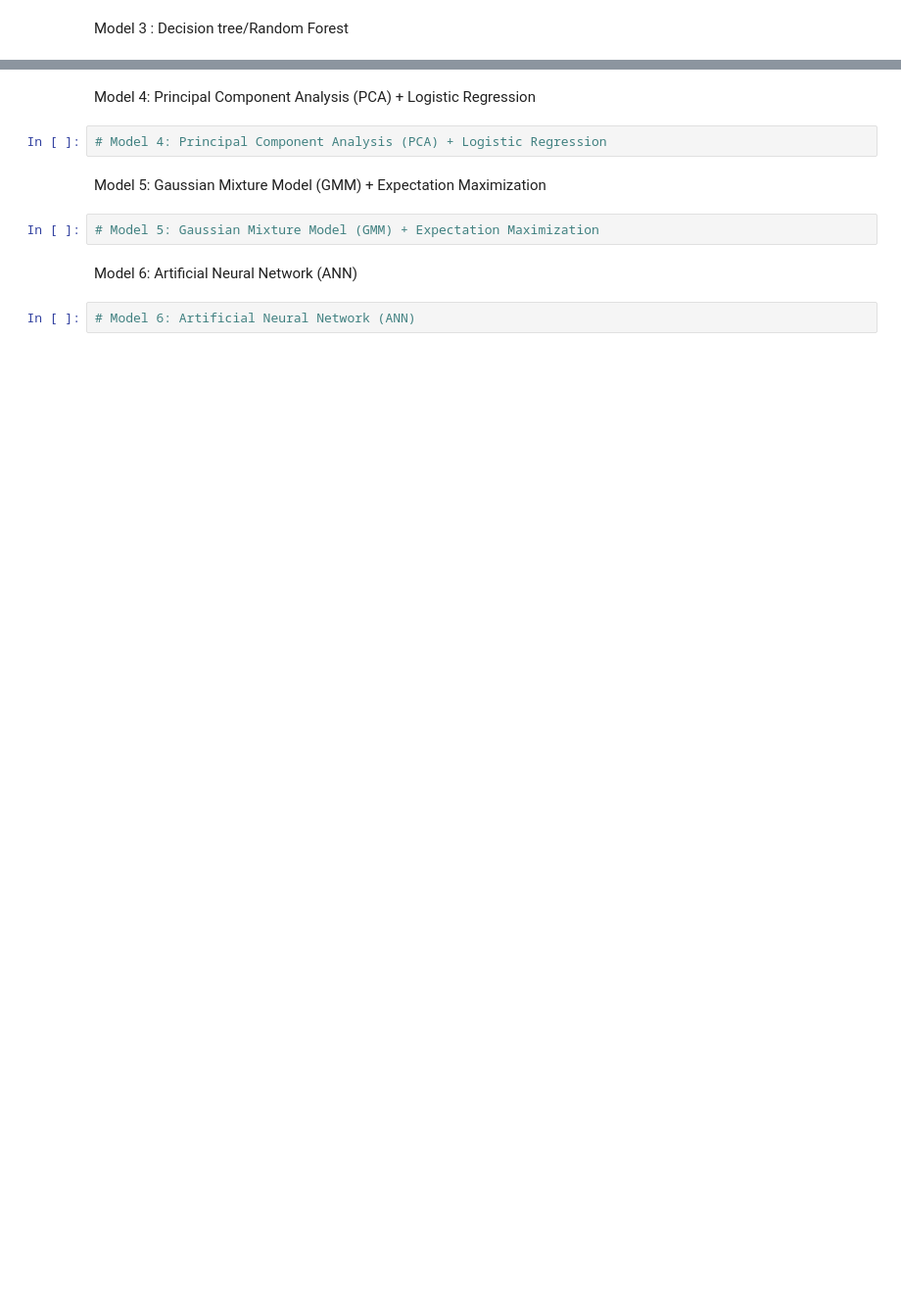
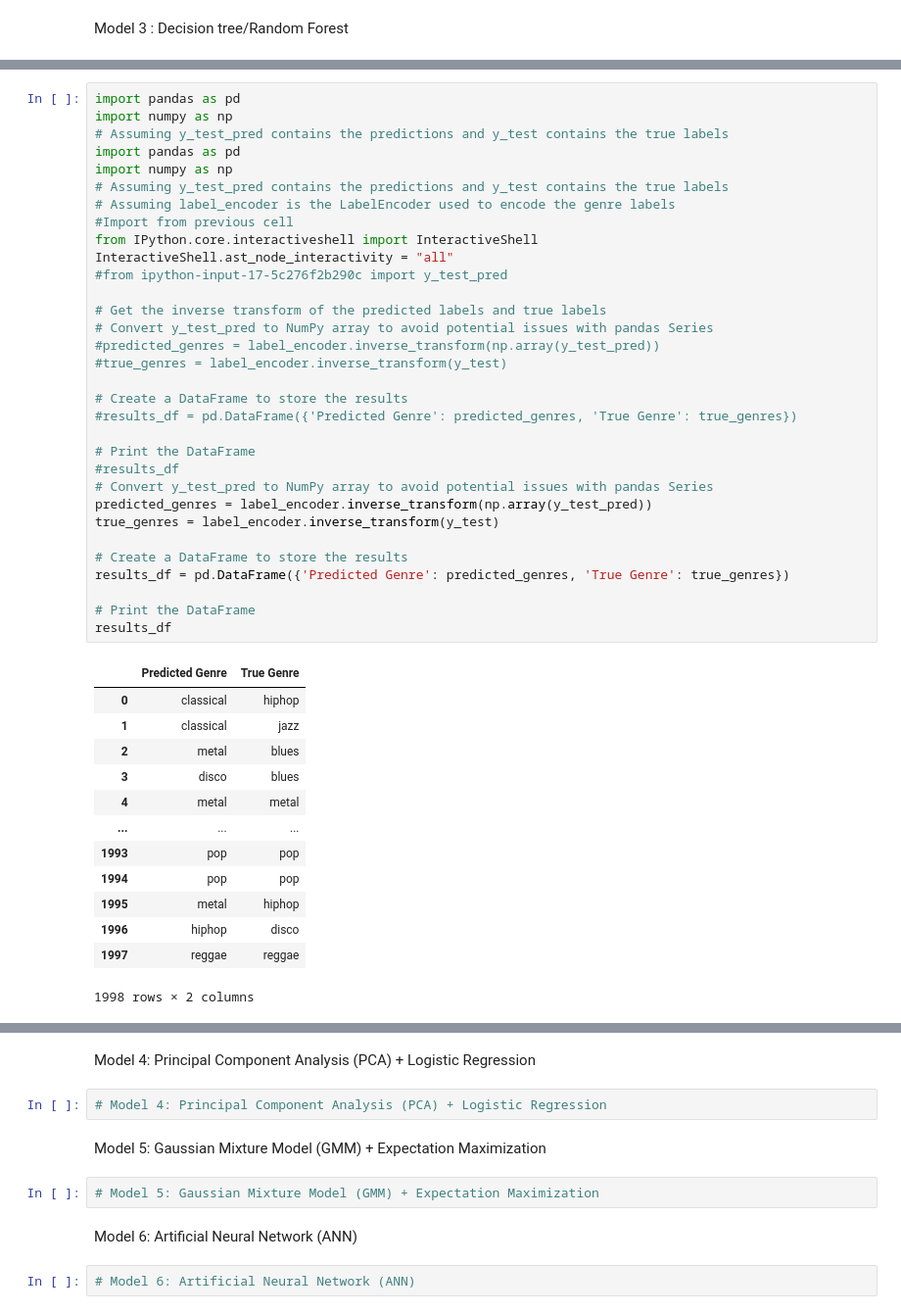
Before and after one commit to Saumi18/Music-Genre-Classification, a Jupyter notebook: Music_Genre_Classification.ipynb, the cells around one changed output, grey strips where cells are left out. Shown at 98% size. Saved outputs shown, nothing was run; the diff lists cells and outputs as text; blank space fills up the shorter version.

```diff
--- a/Music_Genre_Classification.ipynb
+++ b/Music_Genre_Classification.ipynb
@@ -61,0 +400,46 @@ Model 3 : Decision tree/Random Forest
+# %%
+import pandas as pd
+import numpy as np
+# Assuming y_test_pred contains the predictions and y_test contains the true labels
+import pandas as pd
+import numpy as np
+# Assuming y_test_pred contains the predictions and y_test contains the true labels
+# Assuming label_encoder is the LabelEncoder used to encode the genre labels
+#Import from previous cell
+from IPython.core.interactiveshell import InteractiveShell
+InteractiveShell.ast_node_interactivity = "all"
+#from ipython-input-17-5c276f2b290c import y_test_pred
+
+# Get the inverse transform of the predicted labels and true labels
+# Convert y_test_pred to NumPy array to avoid potential issues with pandas Series
+#predicted_genres = label_encoder.inverse_transform(np.array(y_test_pred))
+#true_genres = label_encoder.inverse_transform(y_test)
+
+# Create a DataFrame to store the results
+#results_df = pd.DataFrame({'Predicted Genre': predicted_genres, 'True Genre': true_genres})
+
+# Print the DataFrame
+#results_df
+# Convert y_test_pred to NumPy array to avoid potential issues with pandas Series
+predicted_genres = label_encoder.inverse_transform(np.array(y_test_pred))
+true_genres = label_encoder.inverse_transform(y_test)
+
+# Create a DataFrame to store the results
+results_df = pd.DataFrame({'Predicted Genre': predicted_genres, 'True Genre': true_genres})
+
+# Print the DataFrame
+results_df
+# %% [output]
+|  | Predicted Genre | True Genre |
+| 0 | classical | hiphop |
+| 1 | classical | jazz |
+| 2 | metal | blues |
+| 3 | disco | blues |
+| 4 | metal | metal |
+| ... | ... | ... |
+| 1993 | pop | pop |
+| 1994 | pop | pop |
+| 1995 | metal | hiphop |
+| 1996 | hiphop | disco |
+| 1997 | reggae | reggae |
+1998 rows × 2 columns
```
Also changed, not shown: parts of 11 cells of this notebook.
